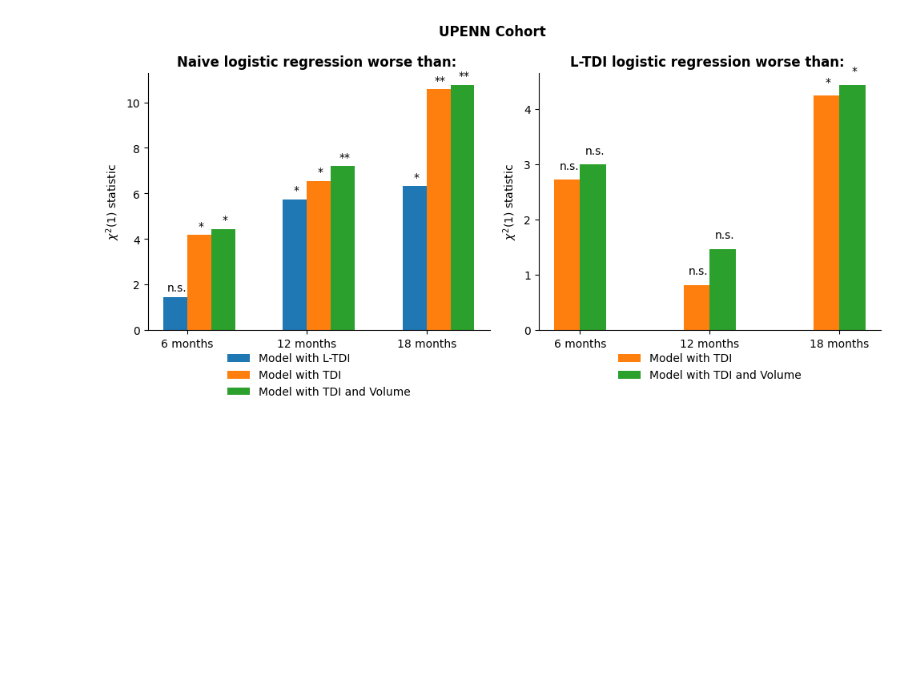
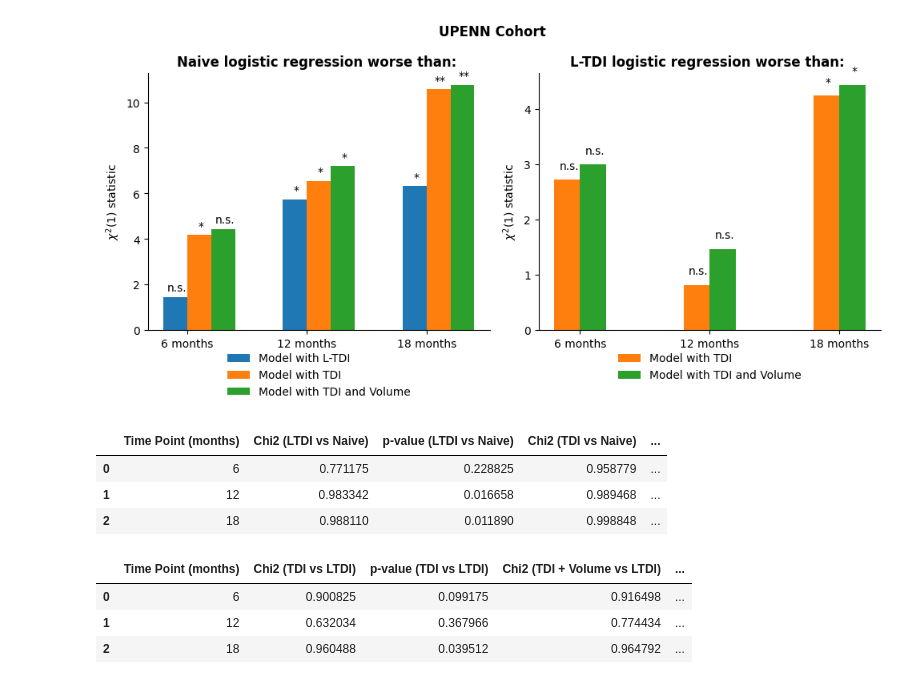
Before and after one commit to JoanSano/NormWM_4_Glioblastoma, a Jupyter notebook: UPENN-GBM/multivariate_survival.ipynb, the cells around one changed output. Cells and saved outputs as stored; diff of their text form; code cells hidden in the pictures; blank space fills up the shorter version.

```diff
--- a/UPENN-GBM/multivariate_survival.ipynb
+++ b/UPENN-GBM/multivariate_survival.ipynb
@@ -1507,7 +1507,17 @@ llrs = -2*np.array([
     [LR_LTDI_18-LR_without_18, LR_TDI_18-LR_without_18, LR_TDI_volume_18-LR_without_18]
 ])
 llrs = - llrs ## We want to see the increase in LR when adding covariates!!
-p_values = 1 - chi2.cdf(llrs, df=1)
+chis2 = chi2.cdf(llrs, df=[[1,1,2],[1,1,2],[1,1,2]])
+p_values = 1 - chis2
+df_summary_left = pd.DataFrame({
+    "Time Point (months)": [6, 12, 18],
+    "Chi2 (LTDI vs Naive)": chis2[:, 0],
+    "p-value (LTDI vs Naive)": p_values[:, 0],
+    "Chi2 (TDI vs Naive)": chis2[:, 1],
+    "p-value (TDI vs Naive)": p_values[:, 1],
+    "Chi2 (TDI + Volume vs Naive)": chis2[:, 2],
+    "p-value (TDI + Volume vs Naive)": p_values[:, 2]
+})
 for i in range(len(model_labels)):
     bars = ax[0].bar(x + i * bar_width, llrs[:, i], width=bar_width, label=model_labels[i], color=colors[i])
     for j, bar in enumerate(bars):
@@ -1535,7 +1545,15 @@ llrs = -2*np.array([
     [LR_TDI_18-LR_LTDI_18, LR_TDI_volume_18-LR_LTDI_18]
 ])
 llrs = - llrs # Because of the results we test the opposite hypothesis
-p_values = 1 - chi2.cdf(llrs, df=1)
+chis2 = chi2.cdf(llrs, df=1)
+p_values = 1 - chis2
+df_summary_right = pd.DataFrame({
+    "Time Point (months)": [6, 12, 18],
+    "Chi2 (TDI vs LTDI)": chis2[:, 0],
+    "p-value (TDI vs LTDI)": p_values[:, 0],
+    "Chi2 (TDI + Volume vs LTDI)": chis2[:, 1],
+    "p-value (TDI + Volume vs LTDI)": p_values[:, 1]
+})
 for i in range(len(model_labels)):
     bars = ax[1].bar(x + i * bar_width, llrs[:, i], width=bar_width, label=model_labels[i], color=colors[i])
     for j, bar in enumerate(bars):
@@ -1559,3 +1577,17 @@ fig.tight_layout()
 fig.savefig(os.path.join(figs_folder, f"Logistic-regression.{fmt}"), dpi=dpi, format=fmt)
 # %% [output]
 [figure]
+# %%
+df_summary_left
+# %% [output]
+|  | Time Point (months) | Chi2 (LTDI vs Naive) | p-value (LTDI vs Naive) | Chi2 (TDI vs Naive) | ... |
+| 0 | 6 | 0.771175 | 0.228825 | 0.958779 | ... |
+| 1 | 12 | 0.983342 | 0.016658 | 0.989468 | ... |
+| 2 | 18 | 0.988110 | 0.011890 | 0.998848 | ... |
+# %%
+df_summary_right
+# %% [output]
+|  | Time Point (months) | Chi2 (TDI vs LTDI) | p-value (TDI vs LTDI) | Chi2 (TDI + Volume vs LTDI) | ... |
+| 0 | 6 | 0.900825 | 0.099175 | 0.916498 | ... |
+| 1 | 12 | 0.632034 | 0.367966 | 0.774434 | ... |
+| 2 | 18 | 0.960488 | 0.039512 | 0.964792 | ... |
```
Also changed, not shown: parts of 12 cells of this notebook, 2 other files.
